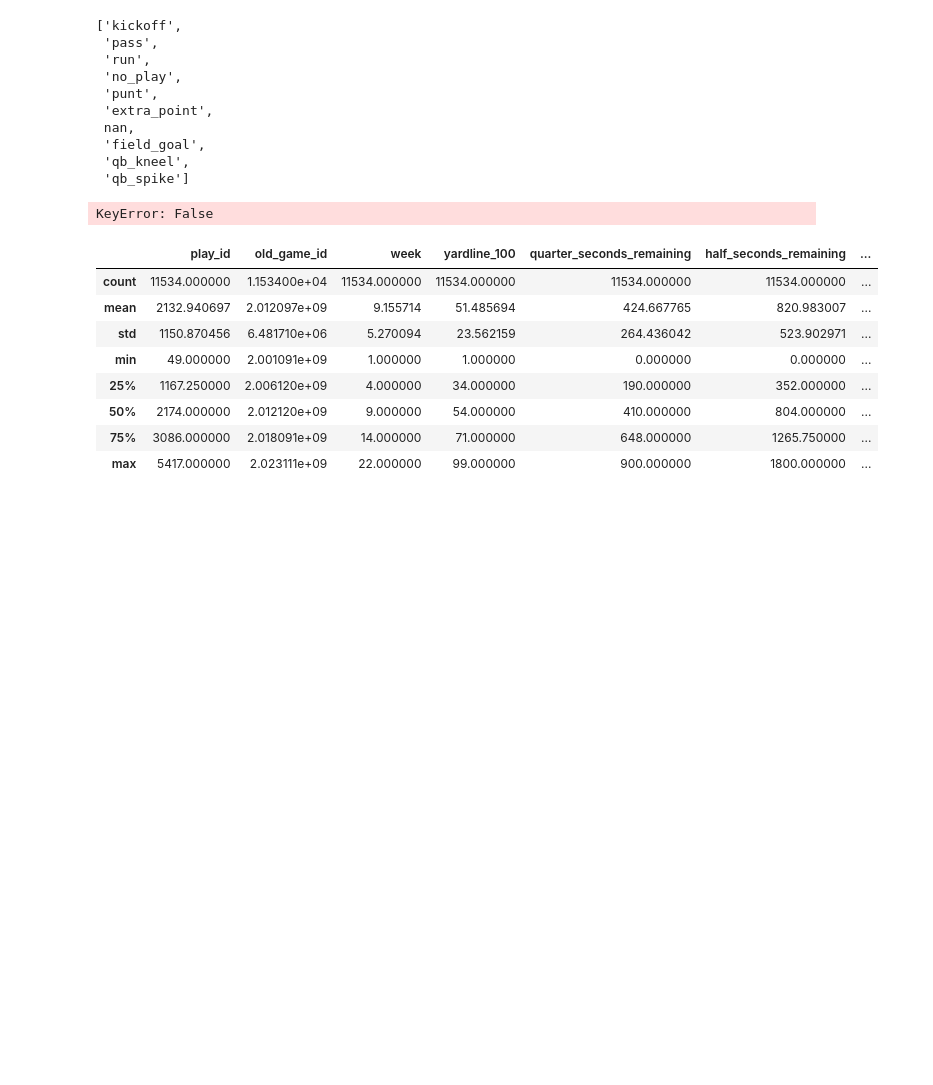
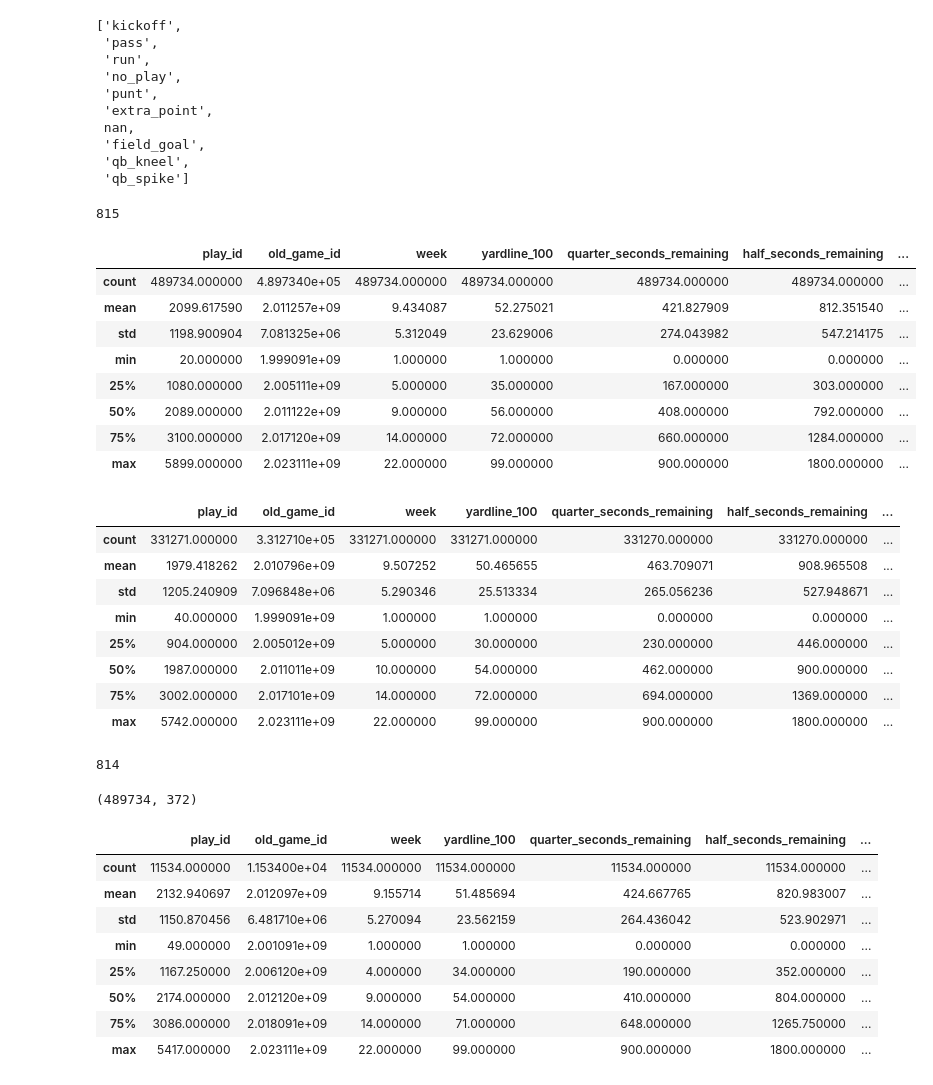
Before and after one commit to MatthiasBiermanns/NFL_play_prediction, a Jupyter notebook: preprocessing_documentation.ipynb, the cells around one changed output. Saved outputs shown, nothing was run; the diff lists cells and outputs as text; code cells hidden in the pictures; blank space fills up the shorter version.

```diff
--- a/preprocessing_documentation.ipynb
+++ b/preprocessing_documentation.ipynb
@@ -28,10 +28,6 @@ list(dataframes[0]["play_type"].unique())
  'field_goal',
  'qb_kneel',
  'qb_spike']
-# %%
-list(dataframes[0]["play"].unique())
-# %% [output]
-KeyError: False
 # %%
 # remove useless plays from dataframes to reduce size for combining dataframes
 for dataframe in dataframes:
@@ -46,6 +42,45 @@ combined_df = pd.concat(dataframes, axis=0)
 
 # reset the index of the combined dataframe
 combined_df.reset_index(drop=True, inplace=True)
+# %%
+print(len(list(combined_df["passer_id"].unique())))
+
+passer_counts = combined_df['passer_id'].value_counts()
+
+# Filtern der "passer_id"s, die mindestens 100 Einträge haben
+passers_with_min_100_entries = passer_counts[passer_counts >= 1].index
+
+# Neuer DataFrame nur mit den Passes der ausgewählten "passer_id"s
+filtered_df = combined_df[combined_df['passer_id'].isin(passers_with_min_100_entries)]
+
+display(combined_df[combined_df['passer_id'].isin(passers_with_min_100_entries)].describe())
+display(combined_df[~combined_df['passer_id'].isin(passers_with_min_100_entries)].describe())
+
+print(len(list(filtered_df["passer_id"].unique())))
+
+display(filtered_df.shape)
+# %% [output]
+815
+|  | play_id | old_game_id | week | yardline_100 | quarter_seconds_remaining | half_seconds_remaining | ... |
+| count | 489734.000000 | 4.897340e+05 | 489734.000000 | 489734.000000 | 489734.000000 | 489734.000000 | ... |
+| mean | 2099.617590 | 2.011257e+09 | 9.434087 | 52.275021 | 421.827909 | 812.351540 | ... |
+| std | 1198.900904 | 7.081325e+06 | 5.312049 | 23.629006 | 274.043982 | 547.214175 | ... |
+| min | 20.000000 | 1.999091e+09 | 1.000000 | 1.000000 | 0.000000 | 0.000000 | ... |
+| 25% | 1080.000000 | 2.005111e+09 | 5.000000 | 35.000000 | 167.000000 | 303.000000 | ... |
+| 50% | 2089.000000 | 2.011122e+09 | 9.000000 | 56.000000 | 408.000000 | 792.000000 | ... |
+| 75% | 3100.000000 | 2.017120e+09 | 14.000000 | 72.000000 | 660.000000 | 1284.000000 | ... |
+| max | 5899.000000 | 2.023111e+09 | 22.000000 | 99.000000 | 900.000000 | 1800.000000 | ... |
+|  | play_id | old_game_id | week | yardline_100 | quarter_seconds_remaining | half_seconds_remaining | ... |
+| count | 331271.000000 | 3.312710e+05 | 331271.000000 | 331271.000000 | 331270.000000 | 331270.000000 | ... |
+| mean | 1979.418262 | 2.010796e+09 | 9.507252 | 50.465655 | 463.709071 | 908.965508 | ... |
+| std | 1205.240909 | 7.096848e+06 | 5.290346 | 25.513334 | 265.056236 | 527.948671 | ... |
+| min | 40.000000 | 1.999091e+09 | 1.000000 | 1.000000 | 0.000000 | 0.000000 | ... |
+| 25% | 904.000000 | 2.005012e+09 | 5.000000 | 30.000000 | 230.000000 | 446.000000 | ... |
+| 50% | 1987.000000 | 2.011011e+09 | 10.000000 | 54.000000 | 462.000000 | 900.000000 | ... |
+| 75% | 3002.000000 | 2.017101e+09 | 14.000000 | 72.000000 | 694.000000 | 1369.000000 | ... |
+| max | 5742.000000 | 2.023111e+09 | 22.000000 | 99.000000 | 900.000000 | 1800.000000 | ... |
+814
+(489734, 372)
 # %%
 # with penalty = 1 higher avg yards_gained -> biased (free plays etc)
 
```
Also changed, not shown: parts of 5 cells of this notebook.
